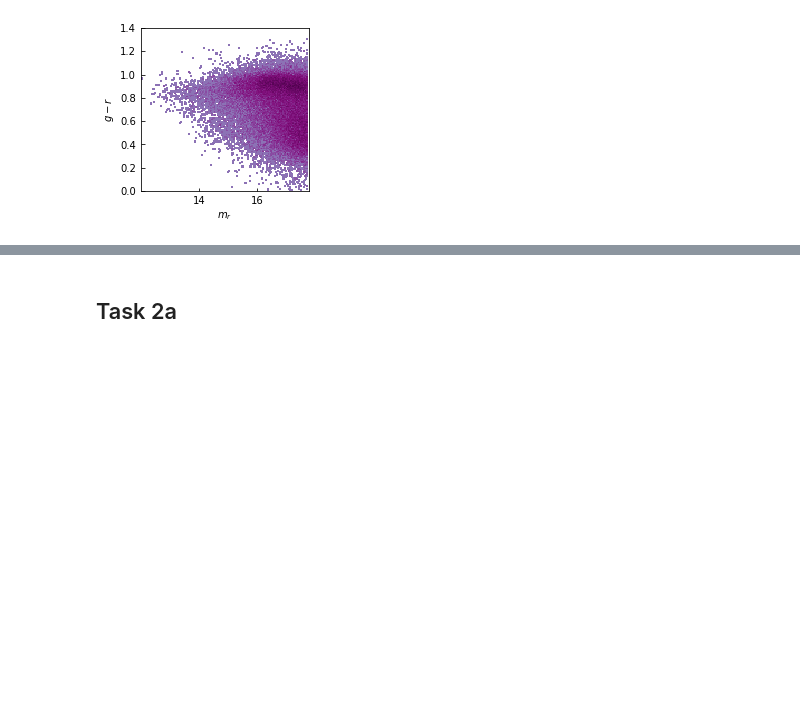
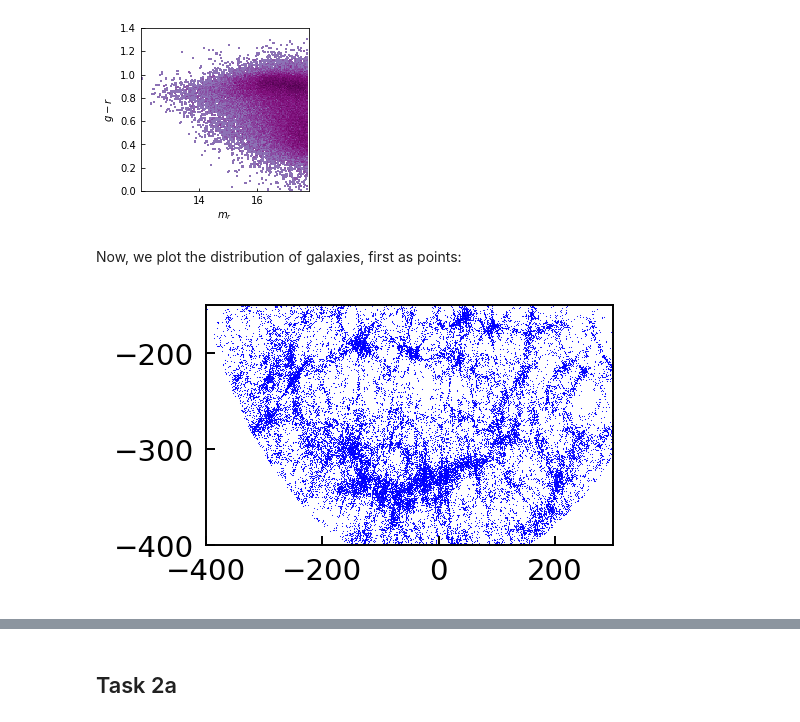
Before and after one commit to sadiess/a211w20, a Jupyter notebook: SeddonStettler_HW03.ipynb, the cells around one changed output, grey strips where cells are left out. Cells and saved outputs as stored; diff of their text form; code cells hidden in the pictures; blank space fills up the shorter version.

```diff
--- a/SeddonStettler_HW03.ipynb
+++ b/SeddonStettler_HW03.ipynb
@@ -215,3 +218,28 @@ plot_2d_dist(mr, gr, xlim=[mr.min(), mr.max()], ylim=[0, 1.4],
              xlabel=r'$m_r$', ylabel=r'$g-r$', figsize=(3,3))
 # %% [output]
 [figure]
+# %% [markdown]
+Now, we plot the distribution of galaxies, first as points:
+# %%
+H0 = 70.
+d_C = clight * data['z'] / H0
+
+ygal = d_C * np.cos(data['ra'] * np.pi / 180.)
+xgal = d_C * np.sin(data['ra'] * np.pi / 180.)
+# %%
+figx = 3.
+xmin, xmax = -400.,  300.
+ymin, ymax = -400., -150.
+
+fxy = np.abs(ygal.max()-ygal.min()) / np.abs(xgal.max() - xgal.min())
+figy = figx  * fxy
+
+plot_pretty(fontsize=12)
+fig, ax = plt.subplots(1, 1, sharex=True, figsize=(figx,figy))
+plt.xlim([xmin, xmax]); plt.ylim([ymin, ymax])
+
+ax.scatter(xgal, ygal, s=0.2, lw=0, c='b')
+
+plt.show()
+# %% [output]
+[figure, added]
```
Also changed, not shown: parts of 15 cells of this notebook.
